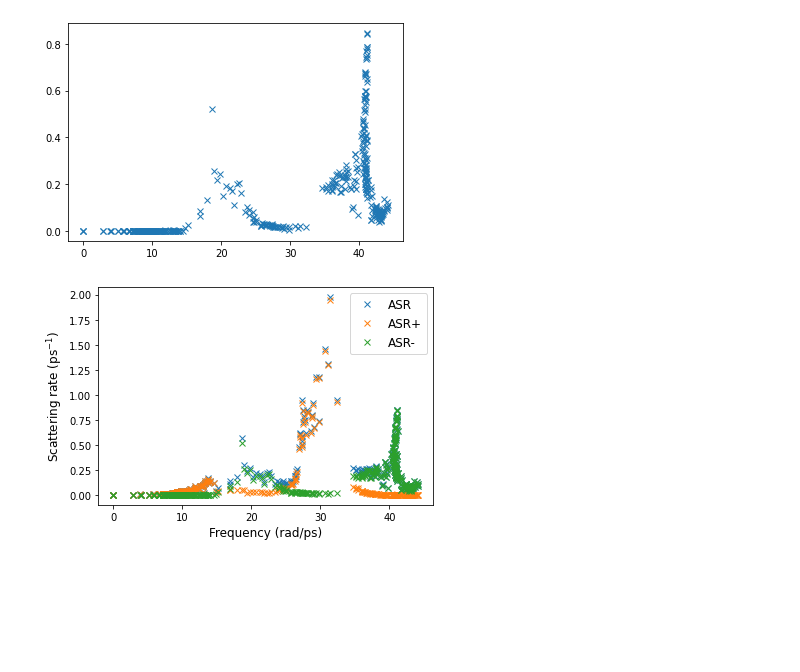
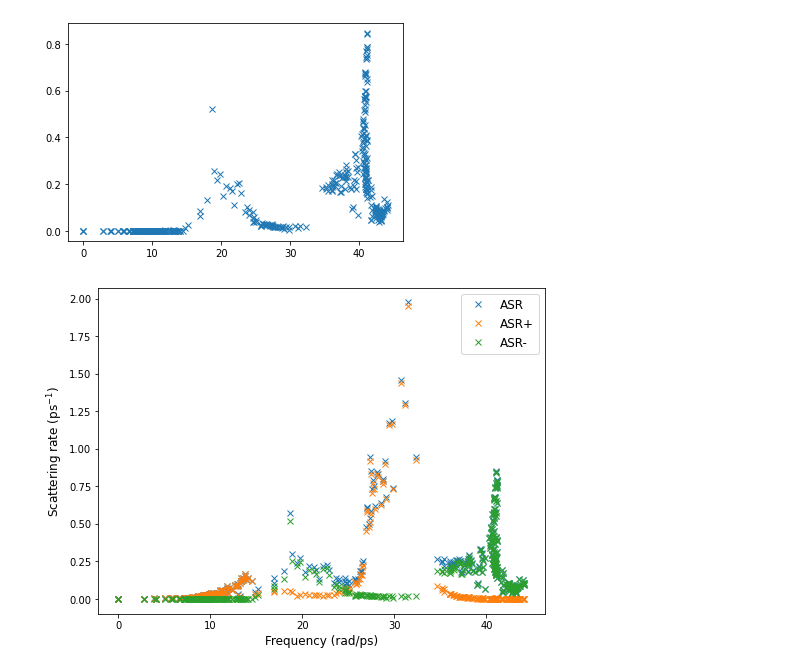
Before and after one commit to sampad95/ShengBTE_data-plotting_code, a Jupyter notebook: Scattering_ratevsFrequency.ipynb, the cells around one changed output. Cells and saved outputs as stored; diff of their text form; code cells hidden in the pictures; blank space fills up the shorter version.

```diff
--- a/Scattering_ratevsFrequency.ipynb
+++ b/Scattering_ratevsFrequency.ipynb
@@ -41,14 +41,14 @@ plt.show()
 # %% [output]
 [figure]
 # %%
-plt.figure(figsize=(6,4))
+plt.figure(figsize=(8,6))
 plt.plot(f1[:,0],f1[:,1],"x",label="ASR")
 plt.plot(f2[:,0],f2[:,1],"x",label="ASR+")
 plt.plot(f3[:,0],f3[:,1],"x",label="ASR-")
 plt.legend(loc=1,fontsize=12)
 plt.xlabel('Frequency (rad/ps)',size=12)
 plt.ylabel('Scattering rate (ps$^{-1})$',size=12)
 plt.show()
 #plt.savefig('Scattering_ratevsFrequency-1.png',dpi=500)
 # %% [output]
-[figure, old version]
+[figure, new version]
```
Also changed, not shown: parts of 2 cells of this notebook, 1 other file.
